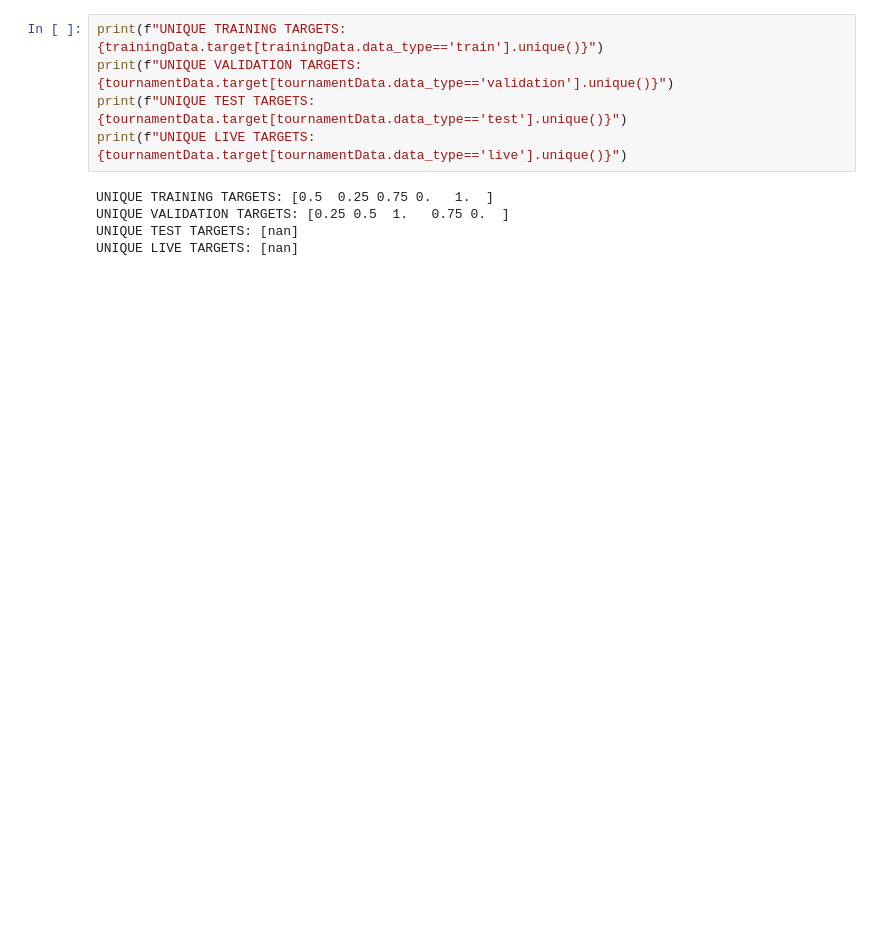
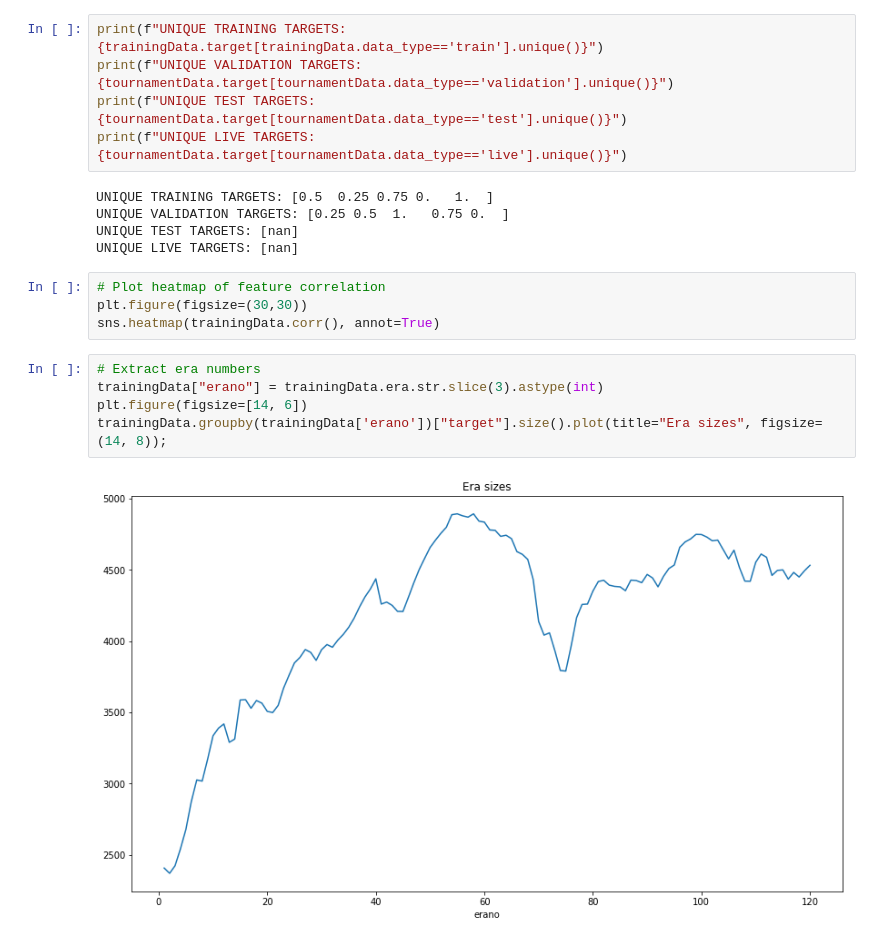
Before and after one commit to toadmo/ml_numerai, a Jupyter notebook: CS485_Project.ipynb, the cells around one changed output. Drawn from its saved outputs; the diff is of its cells as text; blank space fills up the shorter version.

```diff
--- a/CS485_Project.ipynb
+++ b/CS485_Project.ipynb
@@ -95,3 +157,14 @@ UNIQUE TRAINING TARGETS: [0.5  0.25 0.75 0.   1.  ]
 UNIQUE VALIDATION TARGETS: [0.25 0.5  1.   0.75 0.  ]
 UNIQUE TEST TARGETS: [nan]
 UNIQUE LIVE TARGETS: [nan]
+# %%
+# Plot heatmap of feature correlation
+plt.figure(figsize=(30,30))
+sns.heatmap(trainingData.corr(), annot=True)
+# %%
+# Extract era numbers
+trainingData["erano"] = trainingData.era.str.slice(3).astype(int)
+plt.figure(figsize=[14, 6])
+trainingData.groupby(trainingData['erano'])["target"].size().plot(title="Era sizes", figsize=(14, 8));
+# %% [output]
+[figure, added]
```
Also changed, not shown: parts of 31 cells of this notebook, 1 other file.
